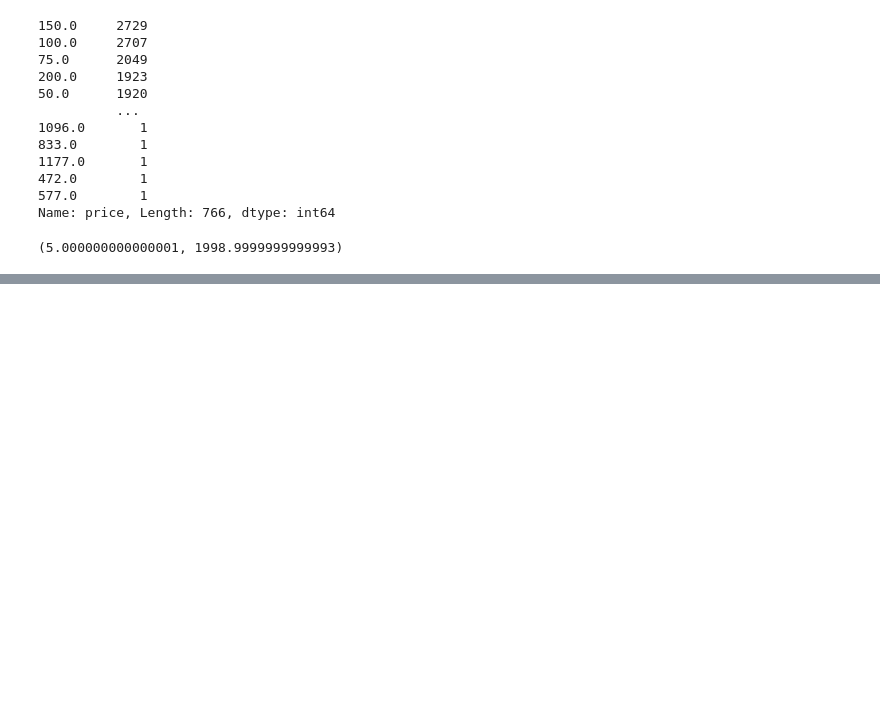
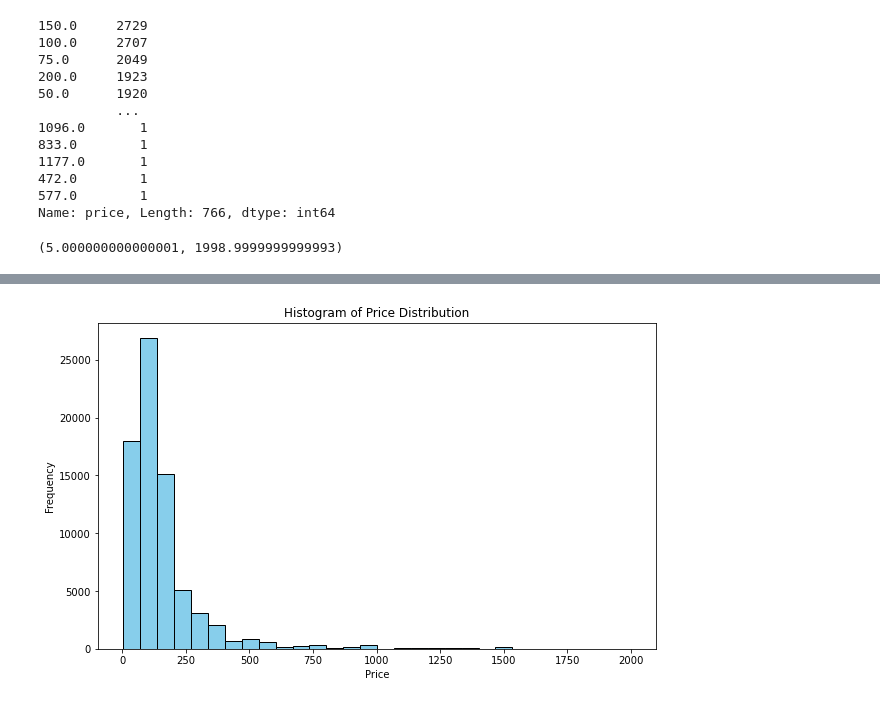
Before and after one commit to SNPraveenCh/UMBC-DATA606-Capstone, a Jupyter notebook: notebooks/Project.ipynb, the cells around one changed output, grey strips where cells are left out. Saved outputs shown, nothing was run; the diff lists cells and outputs as text; code cells hidden in the pictures; blank space fills up the shorter version.

```diff
--- a/notebooks/Project.ipynb
+++ b/notebooks/Project.ipynb
@@ -187,0 +238,10 @@ dtype: int64
+# %%
+
+plt.figure(figsize=(10, 6))
+plt.hist(df['price'], bins=30, color='skyblue', edgecolor='black')
+plt.title('Histogram of Price Distribution')
+plt.xlabel('Price')
+plt.ylabel('Frequency')
+plt.show()
+# %% [output]
+[figure, added]
```
Also changed, not shown: parts of 24 cells of this notebook, 1 other file.
